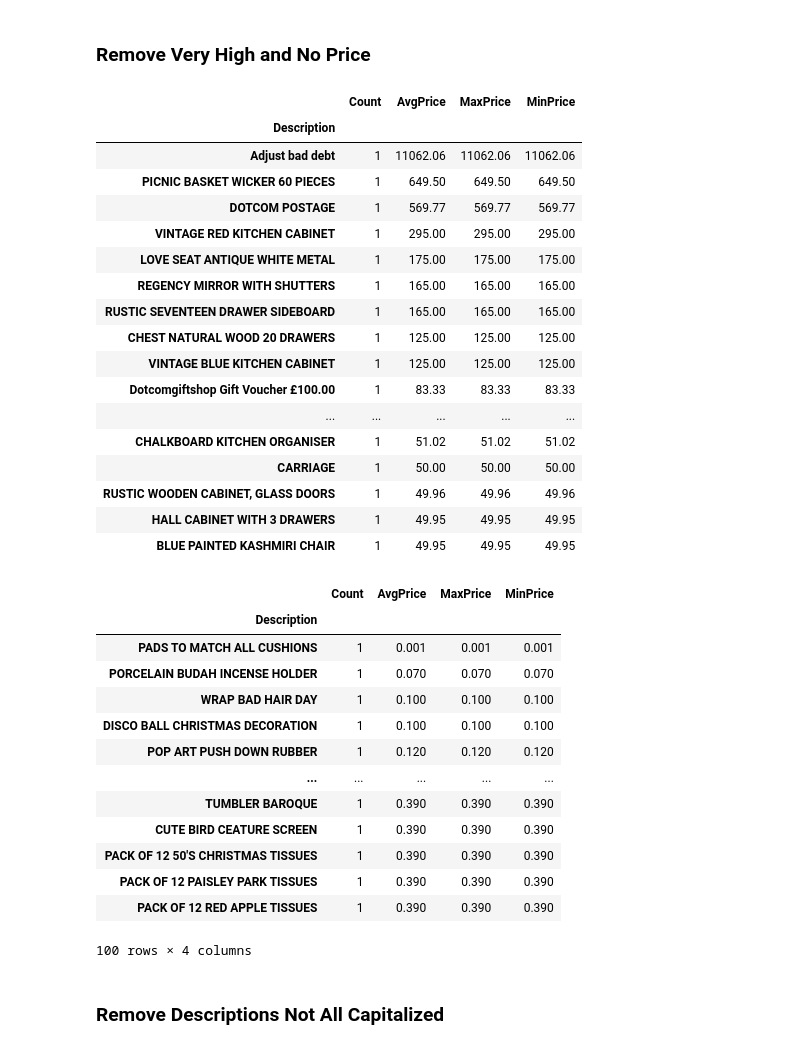
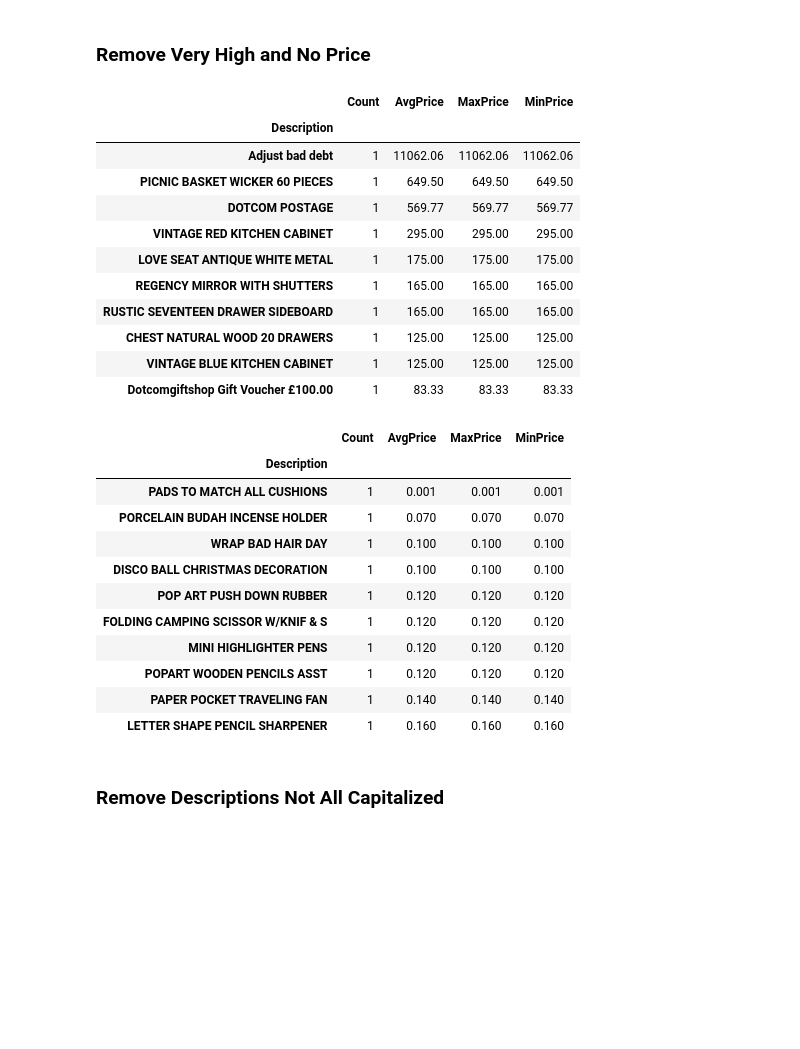
Before and after one commit to mitosisgg/ADS504_FinalProject, a Jupyter notebook: ADS504_FinalProject.ipynb, the cells around one changed output. Drawn from its saved outputs; the diff is of its cells as text; code cells hidden in the pictures; blank space fills up the shorter version.

```diff
--- a/ADS504_FinalProject.ipynb
+++ b/ADS504_FinalProject.ipynb
@@ -139,29 +157,23 @@ df_unique_desc = df.drop_duplicates(subset='Description', keep='first')
 # %%
 df_unique_desc.groupby('Description').agg(
     Count=('UnitPrice', 'count'),
     AvgPrice=('UnitPrice', 'mean'),
     MaxPrice=('UnitPrice', 'max'),
     MinPrice=('UnitPrice', 'min')
-).sort_values(by='MaxPrice', ascending=False).head(20)
+).sort_values(by='MaxPrice', ascending=False).head(10)
 # %% [output]
 |  | Count | AvgPrice | MaxPrice | MinPrice |
 | Description |  |  |  |  |
 | Adjust bad debt | 1 | 11062.06 | 11062.06 | 11062.06 |
 | PICNIC BASKET WICKER 60 PIECES | 1 | 649.50 | 649.50 | 649.50 |
 | DOTCOM POSTAGE | 1 | 569.77 | 569.77 | 569.77 |
 | VINTAGE RED KITCHEN CABINET | 1 | 295.00 | 295.00 | 295.00 |
 | LOVE SEAT ANTIQUE WHITE METAL | 1 | 175.00 | 175.00 | 175.00 |
 | REGENCY MIRROR WITH SHUTTERS | 1 | 165.00 | 165.00 | 165.00 |
 | RUSTIC SEVENTEEN DRAWER SIDEBOARD | 1 | 165.00 | 165.00 | 165.00 |
 | CHEST NATURAL WOOD 20 DRAWERS | 1 | 125.00 | 125.00 | 125.00 |
 | VINTAGE BLUE KITCHEN CABINET | 1 | 125.00 | 125.00 | 125.00 |
 | Dotcomgiftshop Gift Voucher £100.00 | 1 | 83.33 | 83.33 | 83.33 |
-| ... | ... | ... | ... | ... |
-| CHALKBOARD KITCHEN ORGANISER | 1 | 51.02 | 51.02 | 51.02 |
-| CARRIAGE | 1 | 50.00 | 50.00 | 50.00 |
-| RUSTIC WOODEN CABINET, GLASS DOORS | 1 | 49.96 | 49.96 | 49.96 |
-| HALL CABINET WITH 3 DRAWERS | 1 | 49.95 | 49.95 | 49.95 |
-| BLUE PAINTED KASHMIRI CHAIR | 1 | 49.95 | 49.95 | 49.95 |
 # %%
 df_unique_desc[df_unique_desc['UnitPrice'] > 0] \
     .groupby('Description') \
@@ -172,7 +184,7 @@ df_unique_desc[df_unique_desc['UnitPrice'] > 0] \
         MinPrice=('UnitPrice', 'min')
     ) \
     .sort_values(by='MaxPrice', ascending=True) \
-    .head(100)
+    .head(10)
 # %% [output]
 |  | Count | AvgPrice | MaxPrice | MinPrice |
 | Description |  |  |  |  |
@@ -181,13 +193,11 @@ df_unique_desc[df_unique_desc['UnitPrice'] > 0] \
 | WRAP BAD HAIR DAY | 1 | 0.100 | 0.100 | 0.100 |
 | DISCO BALL CHRISTMAS DECORATION | 1 | 0.100 | 0.100 | 0.100 |
 | POP ART PUSH DOWN RUBBER | 1 | 0.120 | 0.120 | 0.120 |
-| ... | ... | ... | ... | ... |
-| TUMBLER BAROQUE | 1 | 0.390 | 0.390 | 0.390 |
-| CUTE BIRD CEATURE SCREEN | 1 | 0.390 | 0.390 | 0.390 |
-| PACK OF 12 50'S CHRISTMAS TISSUES | 1 | 0.390 | 0.390 | 0.390 |
-| PACK OF 12 PAISLEY PARK TISSUES | 1 | 0.390 | 0.390 | 0.390 |
-| PACK OF 12 RED APPLE TISSUES | 1 | 0.390 | 0.390 | 0.390 |
+| FOLDING CAMPING SCISSOR W/KNIF & S | 1 | 0.120 | 0.120 | 0.120 |
+| MINI HIGHLIGHTER PENS | 1 | 0.120 | 0.120 | 0.120 |
+| POPART WOODEN PENCILS ASST | 1 | 0.120 | 0.120 | 0.120 |
+| PAPER POCKET TRAVELING FAN | 1 | 0.140 | 0.140 | 0.140 |
+| LETTER SHAPE PENCIL SHARPENER | 1 | 0.160 | 0.160 | 0.160 |
-100 rows × 4 columns
 # %%
 df_price_filtered = df_unique_desc[(df_unique_desc['UnitPrice'] > 0) & (df_unique_desc['UnitPrice'] < 650)]
 # %% [markdown]
```
Also changed, not shown: parts of 62 cells of this notebook.
